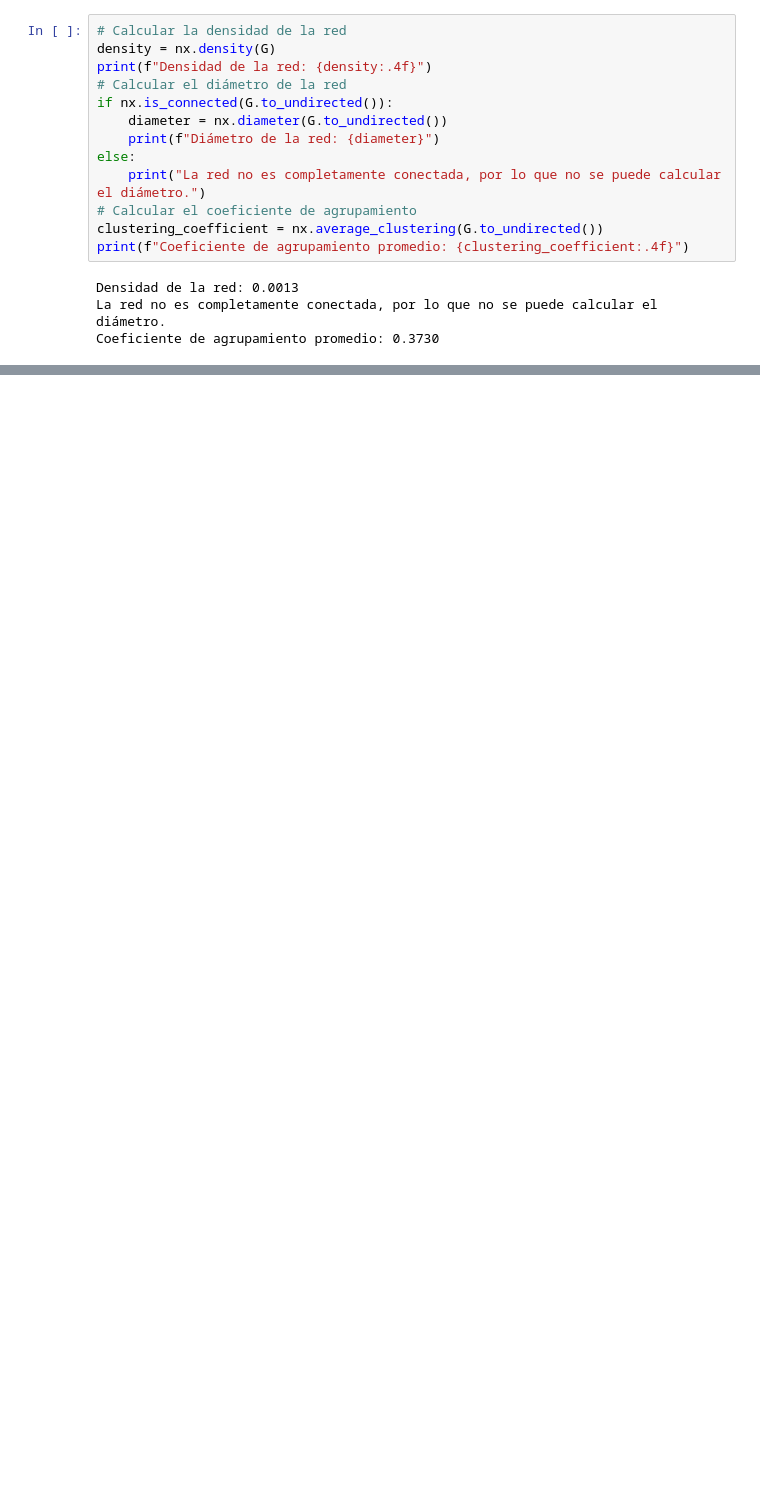
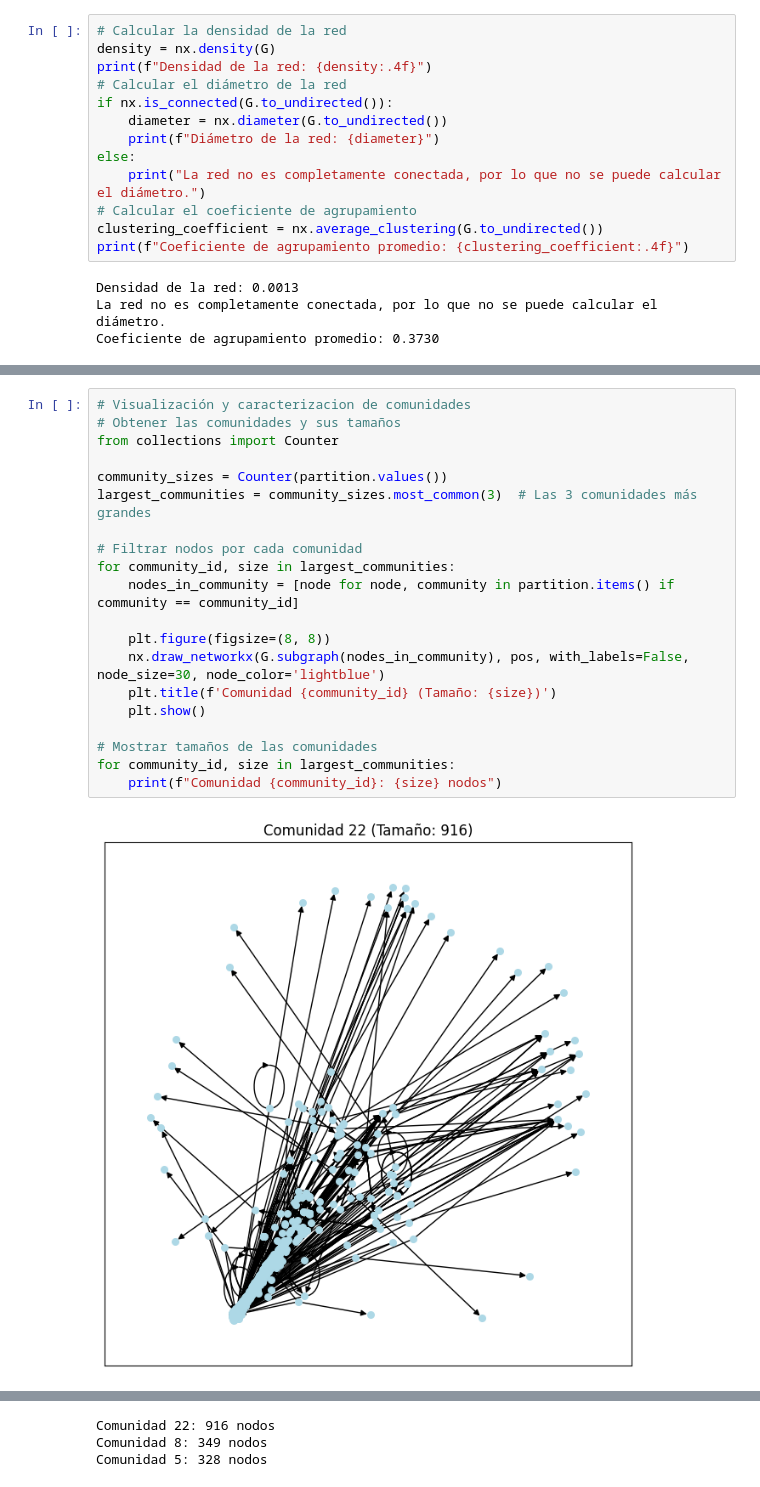
Before and after one commit to FabianJuarez182/DS-LAB7, a Jupyter notebook: Lab7.ipynb, the cells around one changed output, grey strips where cells are left out. Cells and saved outputs as stored; diff of their text form; blank space fills up the shorter version.

```diff
--- a/Lab7.ipynb
+++ b/Lab7.ipynb
@@ -439,0 +479,22 @@ Coeficiente de agrupamiento promedio: 0.3730
+# %%
+# Visualización y caracterizacion de comunidades
+# Obtener las comunidades y sus tamaños
+from collections import Counter
+
+community_sizes = Counter(partition.values())
+largest_communities = community_sizes.most_common(3)  # Las 3 comunidades más grandes
+
+# Filtrar nodos por cada comunidad
+for community_id, size in largest_communities:
+    nodes_in_community = [node for node, community in partition.items() if community == community_id]
+
+    plt.figure(figsize=(8, 8))
+    nx.draw_networkx(G.subgraph(nodes_in_community), pos, with_labels=False, node_size=30, node_color='lightblue')
+    plt.title(f'Comunidad {community_id} (Tamaño: {size})')
+    plt.show()
+
+# Mostrar tamaños de las comunidades
+for community_id, size in largest_communities:
+    print(f"Comunidad {community_id}: {size} nodos")
+# %% [output]
+[figure, added]
@@ -439,0 +503,3 @@ Coeficiente de agrupamiento promedio: 0.3730
+Comunidad 22: 916 nodos
+Comunidad 8: 349 nodos
+Comunidad 5: 328 nodos
```
Also changed, not shown: parts of 8 cells of this notebook.
